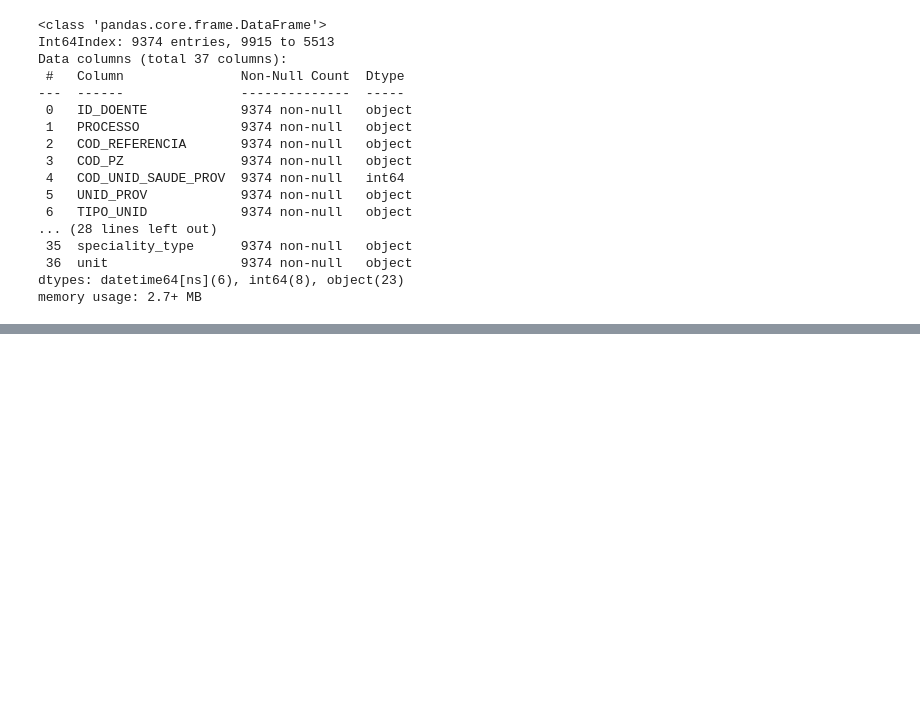
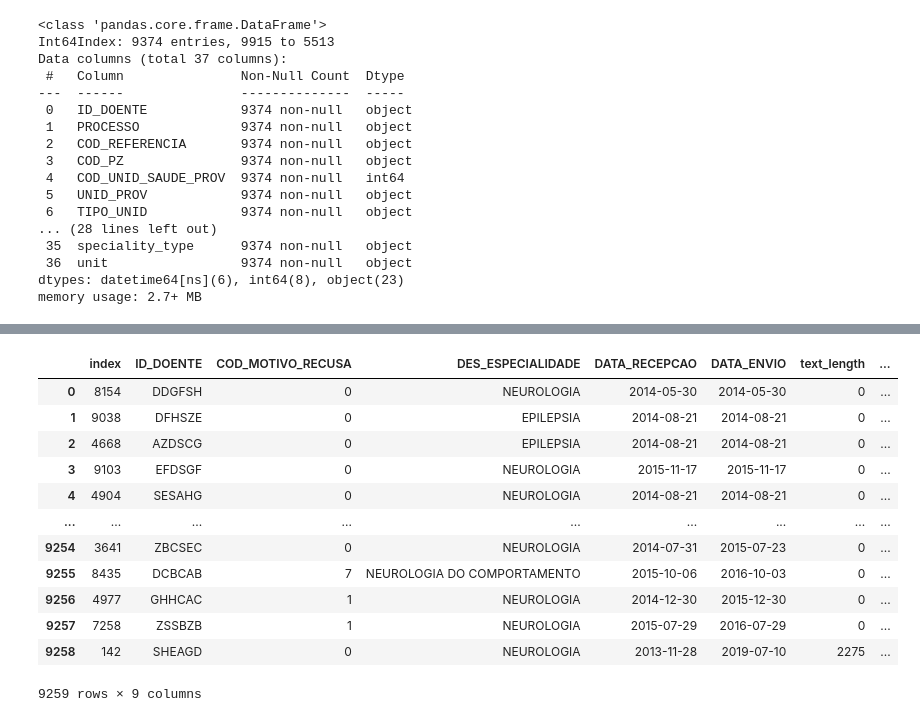
Before and after one commit to Data-Science-Knowledge-Center-Nova-SBE/PBL-HGO, a Jupyter notebook: utku_daily.ipynb, the cells around one changed output, grey strips where cells are left out. Cells and saved outputs as stored; diff of their text form; code cells hidden in the pictures; blank space fills up the shorter version.

```diff
--- a/utku_daily.ipynb
+++ b/utku_daily.ipynb
@@ -212,0 +134,8 @@ NameError: name 'matched_large' is not defined
+# %%
+#Columns are selected
+dates=alertP1[["ID_DOENTE","COD_MOTIVO_RECUSA","DES_ESPECIALIDADE","DATA_RECEPCAO","DATA_ENVIO","DATA_RETORNO","DATA_MARCACAO","DATA_REALIZACAO","text_length","result"]]
+# %%
+#All the empty rows in the data recepcao and envio are dropped
+rec_env=dates[["ID_DOENTE","COD_MOTIVO_RECUSA","DES_ESPECIALIDADE","DATA_RECEPCAO","DATA_ENVIO","text_length","result"]]
+rec_env=rec_env.dropna(subset=["DATA_RECEPCAO","DATA_ENVIO"])
+rec_env.info()
@@ -212,0 +157,7 @@ NameError: name 'matched_large' is not defined
+# %%
+#finding the difference between data envio and recepçao. Then extract the nonsense rows
+rec_env["difference"]=rec_env["DATA_ENVIO"]-rec_env["DATA_RECEPCAO"]
+rec_env["difference"].sort_values(ascending=False)
+w_ent=rec_env[rec_env["difference"]<"0 days"]
+print(w_ent)
+print(rec_env.shape)
@@ -212,0 +175,18 @@ NameError: name 'matched_large' is not defined
+# %%
+#extracted 3 rows <0 days
+rec_env = rec_env.sort_values('difference', ascending=True).iloc[3:].reset_index()
+rec_env
+# %% [output]
+|  | index | ID_DOENTE | COD_MOTIVO_RECUSA | DES_ESPECIALIDADE | DATA_RECEPCAO | DATA_ENVIO | text_length | ... |
+| 0 | 8154 | DDGFSH | 0 | NEUROLOGIA | 2014-05-30 | 2014-05-30 | 0 | ... |
+| 1 | 9038 | DFHSZE | 0 | EPILEPSIA | 2014-08-21 | 2014-08-21 | 0 | ... |
+| 2 | 4668 | AZDSCG | 0 | EPILEPSIA | 2014-08-21 | 2014-08-21 | 0 | ... |
+| 3 | 9103 | EFDSGF | 0 | NEUROLOGIA | 2015-11-17 | 2015-11-17 | 0 | ... |
+| 4 | 4904 | SESAHG | 0 | NEUROLOGIA | 2014-08-21 | 2014-08-21 | 0 | ... |
+| ... | ... | ... | ... | ... | ... | ... | ... | ... |
+| 9254 | 3641 | ZBCSEC | 0 | NEUROLOGIA | 2014-07-31 | 2015-07-23 | 0 | ... |
+| 9255 | 8435 | DCBCAB | 7 | NEUROLOGIA DO COMPORTAMENTO | 2015-10-06 | 2016-10-03 | 0 | ... |
+| 9256 | 4977 | GHHCAC | 1 | NEUROLOGIA | 2014-12-30 | 2015-12-30 | 0 | ... |
+| 9257 | 7258 | ZSSBZB | 1 | NEUROLOGIA | 2015-07-29 | 2016-07-29 | 0 | ... |
+| 9258 | 142 | SHEAGD | 0 | NEUROLOGIA | 2013-11-28 | 2019-07-10 | 2275 | ... |
+9259 rows × 9 columns
```
Also changed, not shown: parts of 14 cells of this notebook.
